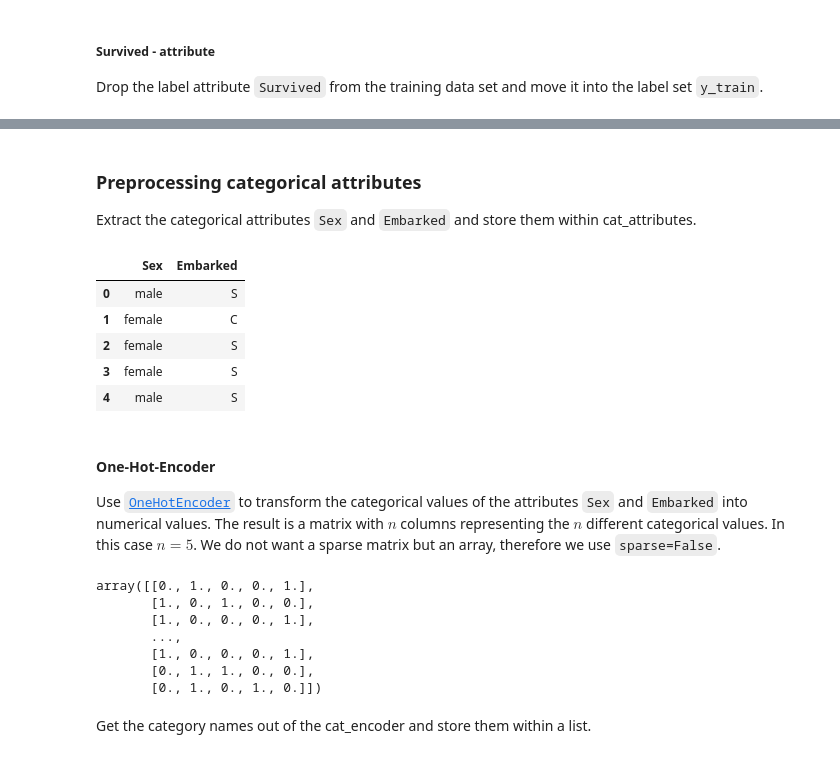
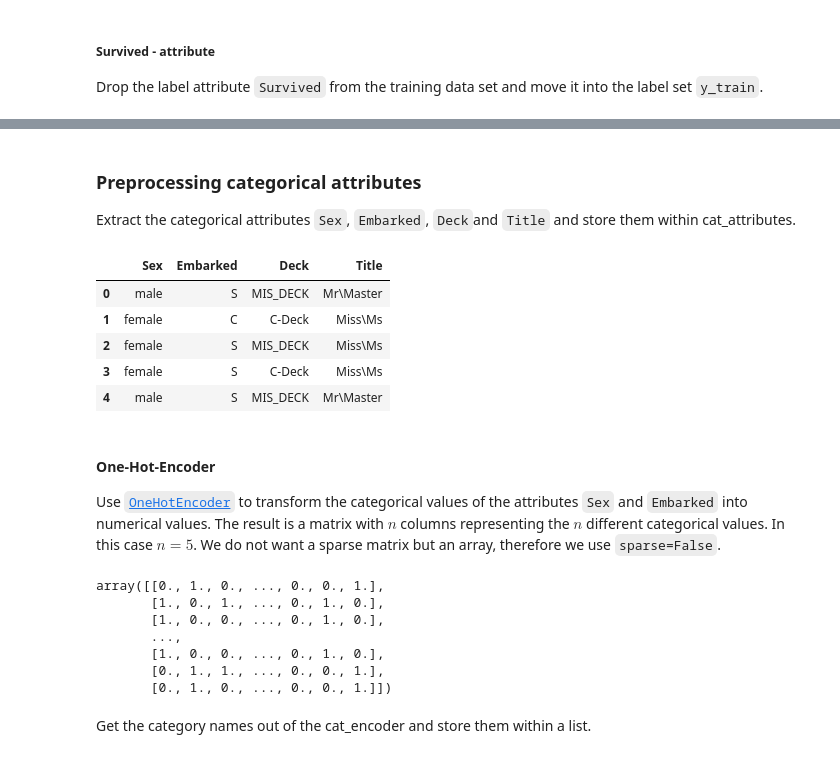
Before and after one commit to faberfred/kaggle, a Jupyter notebook: titanic/titanic_v2.ipynb, the cells around one changed output, grey strips where cells are left out. Saved outputs shown, nothing was run; the diff lists cells and outputs as text; code cells hidden in the pictures.

```diff
--- a/titanic/titanic_v2.ipynb
+++ b/titanic/titanic_v2.ipynb
@@ -448,6 +599,7 @@ train_data.loc[(train_data.SibSp >= 1) | (train_data.Parch >= 1)]['Survived'].su
 A combination of the two attributes `SibSp` and `Parch` seems to be useful. We make a distinction between traveling with family or traveling alone. Family is sibling, spouse, parents or children.
 # %%
 train_data['Family'] = ((train_data.SibSp >= 1) | (train_data.Parch >= 1))
+test_data['Family'] = ((test_data.SibSp >= 1) | (test_data.Parch >= 1))
 train_data.head(3)
 # %% [output]
 |  | Survived | Pclass | Sex | Age | SibSp | Parch | Fare | Embarked | Deck | Title | Family |
@@ -461,6 +613,7 @@ from sklearn.preprocessing import OrdinalEncoder
 
 ordinal_encoder = OrdinalEncoder()
 train_data['Family'] = ordinal_encoder.fit_transform(train_data[['Family']])
+test_data['Family'] = ordinal_encoder.fit_transform(test_data[['Family']])
 train_data.head(3)
 # %% [output]
 |  | Survived | Pclass | Sex | Age | SibSp | Parch | Fare | Embarked | Deck | Title | Family |
@@ -472,5 +634,6 @@ Delete the attributes `SibSp` and `Parch` from the training data.
 # %%
 train_data = train_data.drop(['SibSp', 'Parch'], axis=1)
+test_data = test_data.drop(['SibSp', 'Parch'], axis=1)
 train_data.head(3)
 # %% [output]
 |  | Survived | Pclass | Sex | Age | Fare | Embarked | Deck | Title | Family |
@@ -487,4 +663,5 @@ Drop the label attribute `Survived` from the training data set and move it into
 # %%
 y_train = train_data['Survived'].copy()
 X_train = train_data.drop('Survived', axis=1)
+X_test = test_data
 X_train.head()
@@ -491,16 +675,17 @@ X_train.head()
 # %% [markdown]
 ### Preprocessing categorical attributes
-Extract the categorical attributes `Sex` and `Embarked` and store them within cat_attributes.
+Extract the categorical attributes `Sex`, `Embarked`, `Deck`and `Title` and store them within cat_attributes.
 # %%
-cat_attributes = X_train[['Sex', 'Embarked']]
+cat_attributes_train = X_train[['Sex', 'Embarked', 'Deck', 'Title']]
+cat_attributes_test = X_test[['Sex', 'Embarked', 'Deck', 'Title']]
 cat_attributes.head()
 # %% [output]
-|  | Sex | Embarked |
-| 0 | male | S |
-| 1 | female | C |
-| 2 | female | S |
-| 3 | female | S |
-| 4 | male | S |
+|  | Sex | Embarked | Deck | Title |
+| 0 | male | S | MIS_DECK | Mr\Master |
+| 1 | female | C | C-Deck | Miss\Ms |
+| 2 | female | S | MIS_DECK | Miss\Ms |
+| 3 | female | S | C-Deck | Miss\Ms |
+| 4 | male | S | MIS_DECK | Mr\Master |
 # %% [markdown]
 #### One-Hot-Encoder
 Use [`OneHotEncoder`](https://scikit-learn.org/stable/modules/generated/sklearn.preprocessing.OneHotEncoder.html) to transform the categorical values of the attributes `Sex` and `Embarked` into numerical values. The result is a matrix with $n$ columns representing the $n$ different categorical values. In this case $n = 5$. We do not want a sparse matrix but an array, therefore we use `sparse=False`.
@@ -508,16 +693,17 @@ Use [`OneHotEncoder`](https://scikit-learn.org/stable/modules/generated/sklearn.
 from sklearn.preprocessing import OneHotEncoder
 
 cat_encoder = OneHotEncoder(sparse=False)
-X_train_1hot = cat_encoder.fit_transform(cat_attributes)
+X_train_1hot = cat_encoder.fit_transform(cat_attributes_train)
+X_test_1hot = cat_encoder.fit_transform(cat_attributes_test)
 X_train_1hot
 # %% [output]
-array([[0., 1., 0., 0., 1.],
-       [1., 0., 1., 0., 0.],
-       [1., 0., 0., 0., 1.],
+array([[0., 1., 0., ..., 0., 0., 1.],
+       [1., 0., 1., ..., 0., 1., 0.],
+       [1., 0., 0., ..., 0., 1., 0.],
        ...,
-       [1., 0., 0., 0., 1.],
-       [0., 1., 1., 0., 0.],
-       [0., 1., 0., 1., 0.]])
+       [1., 0., 0., ..., 0., 1., 0.],
+       [0., 1., 1., ..., 0., 0., 1.],
+       [0., 1., 0., ..., 0., 0., 1.]])
 # %% [markdown]
 Get the category names out of the cat_encoder and store them within a list.
 # %%
```
Also changed, not shown: parts of 86 cells of this notebook.
